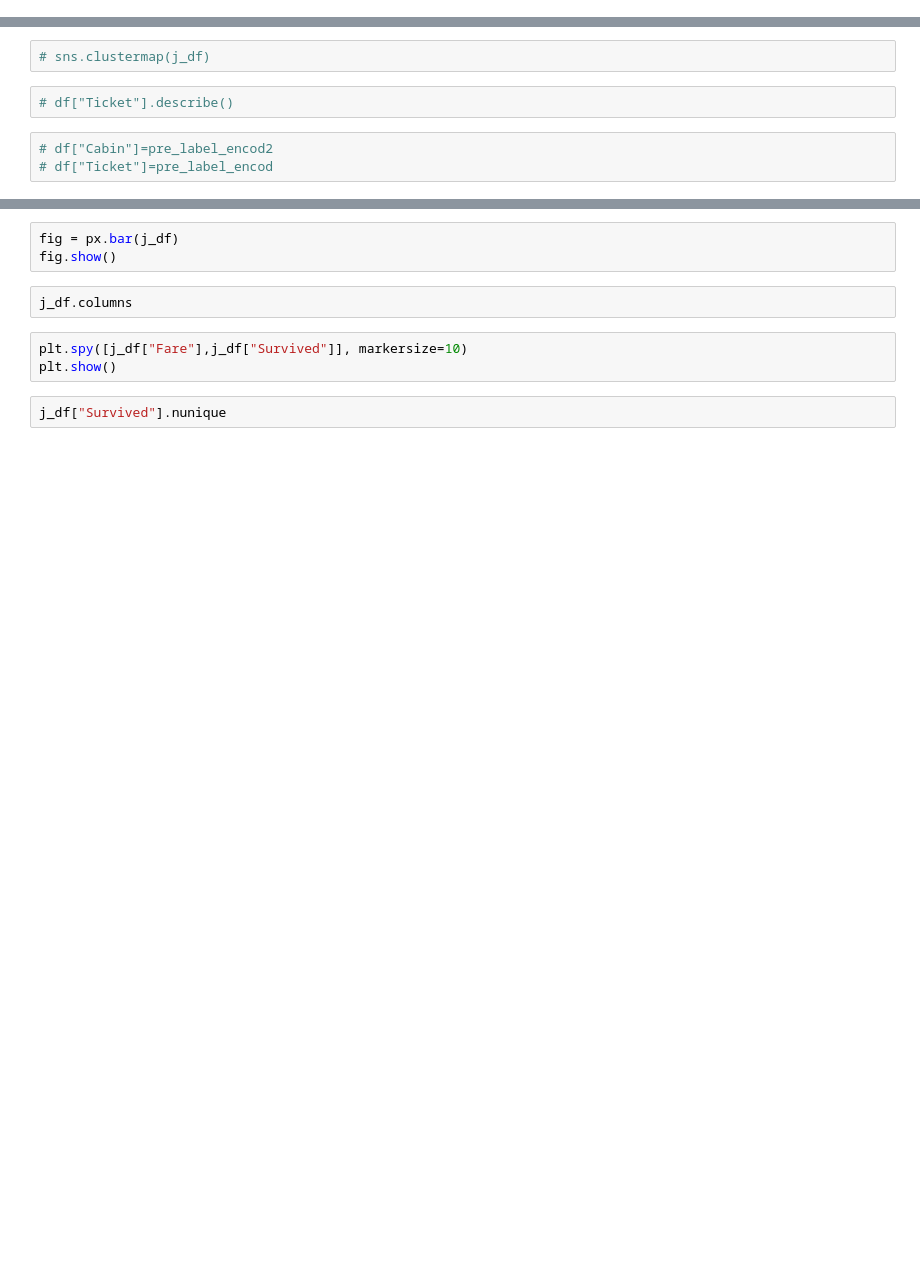
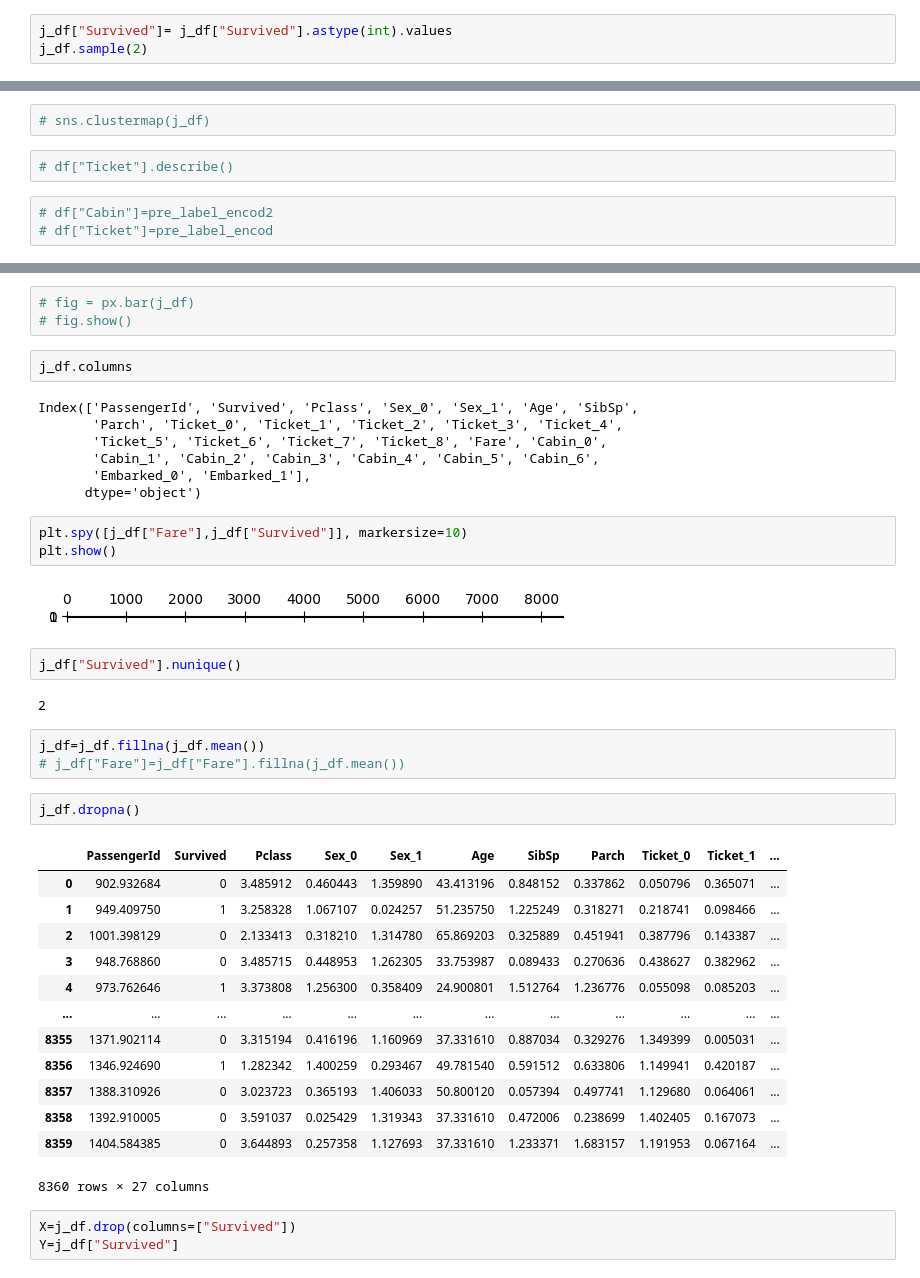
Before and after one commit to Murad460/Data_Science_Projects, a Jupyter notebook: titanic-data-analysis.ipynb, the cells around one changed output, grey strips where cells are left out. Cells and saved outputs as stored; diff of their text form; blank space fills up the shorter version.

```diff
--- a/titanic-data-analysis.ipynb
+++ b/titanic-data-analysis.ipynb
@@ -114,3 +185,6 @@ for _ in range(20):
         dataset.append(dict1)
 # %%
 j_df=pd.DataFrame(dataset)
+# %%
+j_df["Survived"]= j_df["Survived"].astype(int).values
+j_df.sample(2)
@@ -147,10 +276,43 @@ fig.show()
 # %%
-fig = px.bar(j_df)
-fig.show()
+# fig = px.bar(j_df)
+# fig.show()
 # %%
 j_df.columns
+# %% [output]
+Index(['PassengerId', 'Survived', 'Pclass', 'Sex_0', 'Sex_1', 'Age', 'SibSp',
+       'Parch', 'Ticket_0', 'Ticket_1', 'Ticket_2', 'Ticket_3', 'Ticket_4',
+       'Ticket_5', 'Ticket_6', 'Ticket_7', 'Ticket_8', 'Fare', 'Cabin_0',
+       'Cabin_1', 'Cabin_2', 'Cabin_3', 'Cabin_4', 'Cabin_5', 'Cabin_6',
+       'Embarked_0', 'Embarked_1'],
+      dtype='object')
 # %%
 plt.spy([j_df["Fare"],j_df["Survived"]], markersize=10)
 plt.show()
+# %% [output]
+[figure, added]
 # %%
-j_df["Survived"].nunique
+j_df["Survived"].nunique()
+# %% [output]
+2
+# %%
+j_df=j_df.fillna(j_df.mean())
+# j_df["Fare"]=j_df["Fare"].fillna(j_df.mean())
+# %%
+j_df.dropna()
+# %% [output]
+|  | PassengerId | Survived | Pclass | Sex_0 | Sex_1 | Age | SibSp | Parch | Ticket_0 | Ticket_1 | ... |
+| 0 | 902.932684 | 0 | 3.485912 | 0.460443 | 1.359890 | 43.413196 | 0.848152 | 0.337862 | 0.050796 | 0.365071 | ... |
+| 1 | 949.409750 | 1 | 3.258328 | 1.067107 | 0.024257 | 51.235750 | 1.225249 | 0.318271 | 0.218741 | 0.098466 | ... |
+| 2 | 1001.398129 | 0 | 2.133413 | 0.318210 | 1.314780 | 65.869203 | 0.325889 | 0.451941 | 0.387796 | 0.143387 | ... |
+| 3 | 948.768860 | 0 | 3.485715 | 0.448953 | 1.262305 | 33.753987 | 0.089433 | 0.270636 | 0.438627 | 0.382962 | ... |
+| 4 | 973.762646 | 1 | 3.373808 | 1.256300 | 0.358409 | 24.900801 | 1.512764 | 1.236776 | 0.055098 | 0.085203 | ... |
+| ... | ... | ... | ... | ... | ... | ... | ... | ... | ... | ... | ... |
+| 8355 | 1371.902114 | 0 | 3.315194 | 0.416196 | 1.160969 | 37.331610 | 0.887034 | 0.329276 | 1.349399 | 0.005031 | ... |
+| 8356 | 1346.924690 | 1 | 1.282342 | 1.400259 | 0.293467 | 49.781540 | 0.591512 | 0.633806 | 1.149941 | 0.420187 | ... |
+| 8357 | 1388.310926 | 0 | 3.023723 | 0.365193 | 1.406033 | 50.800120 | 0.057394 | 0.497741 | 1.129680 | 0.064061 | ... |
+| 8358 | 1392.910005 | 0 | 3.591037 | 0.025429 | 1.319343 | 37.331610 | 0.472006 | 0.238699 | 1.402405 | 0.167073 | ... |
+| 8359 | 1404.584385 | 0 | 3.644893 | 0.257358 | 1.127693 | 37.331610 | 1.233371 | 1.683157 | 1.191953 | 0.067164 | ... |
+8360 rows × 27 columns
+# %%
+X=j_df.drop(columns=["Survived"])
+Y=j_df["Survived"]
```
Also changed, not shown: parts of 30 cells of this notebook.
